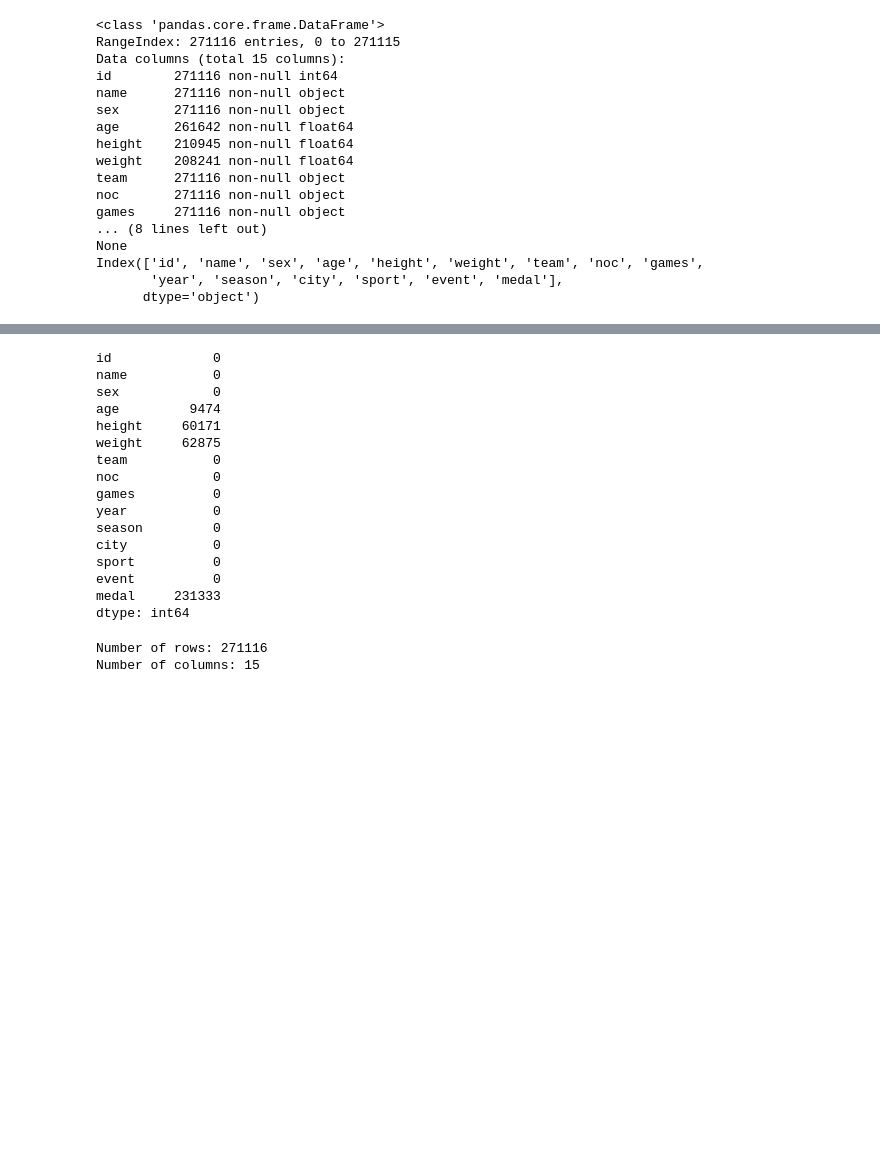
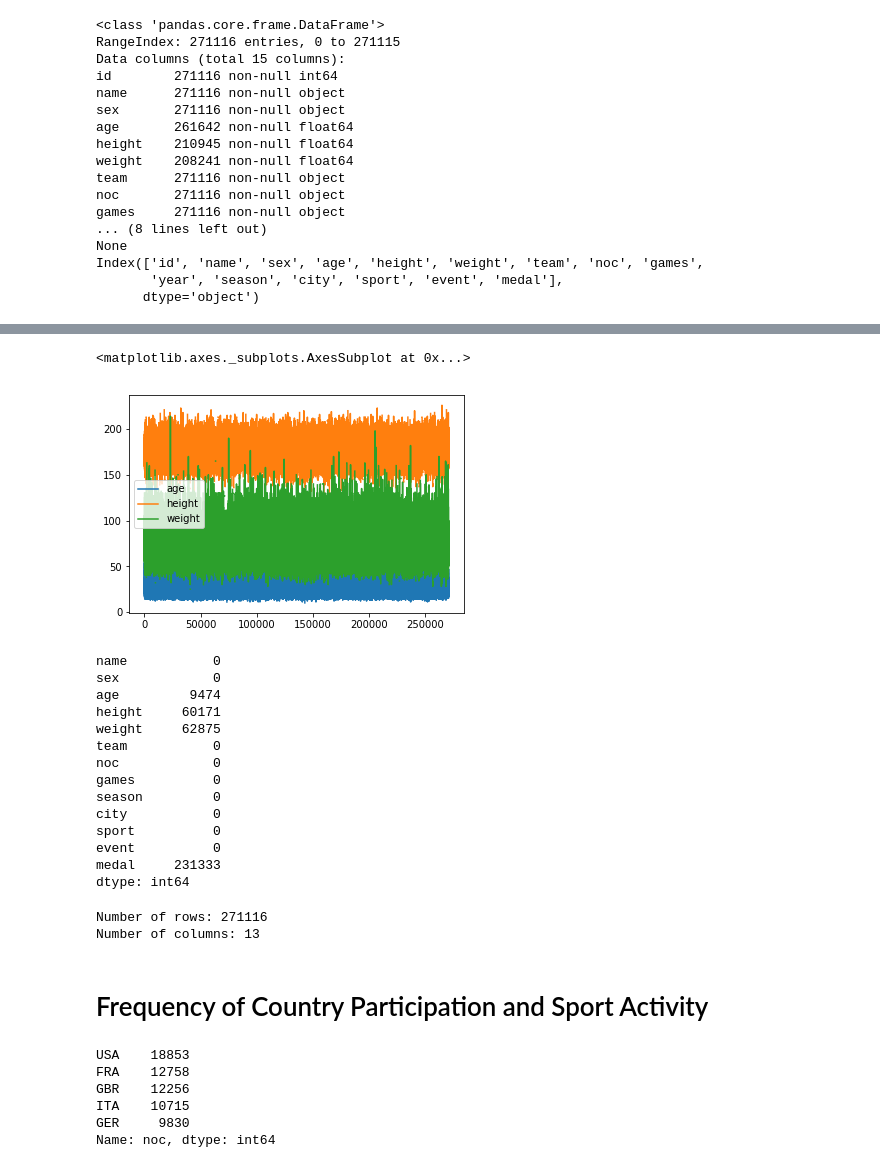
Before and after one commit to pars3c/olympics-analysis, a Jupyter notebook: Olympic Games Analysis.ipynb, the cells around one changed output, grey strips where cells are left out. Drawn from its saved outputs; the diff is of its cells as text; code cells hidden in the pictures; blank space fills up the shorter version.

```diff
--- a/Olympic Games Analysis.ipynb
+++ b/Olympic Games Analysis.ipynb
@@ -99,7 +111,13 @@ Index(['id', 'name', 'sex', 'age', 'height', 'weight', 'team', 'noc', 'games',
+# %%
+%matplotlib inline
+dataset = dataset.drop(columns=['id', 'year'])
+dataset.plot()
+# %% [output]
+<matplotlib.axes._subplots.AxesSubplot at 0x...>
+[figure, added]
 # %%
 dataset.isnull().sum()
 # %% [output]
-id             0
 name           0
 sex            0
 age         9474
@@ -108,7 +126,6 @@ weight     62875
 team           0
 noc            0
 games          0
-year           0
 season         0
 city           0
 sport          0
@@ -120,4 +137,15 @@ print('Number of rows: ' + str(dataset.shape[0]))
 print('Number of columns: ' + str(dataset.shape[1]))
 # %% [output]
 Number of rows: 271116
-Number of columns: 15
+Number of columns: 13
+# %% [markdown]
+<h1> Frequency of Country Participation and Sport Activity </h1>
+# %%
+dataset.noc.value_counts(dropna=False).head()
+# %% [output]
+USA    18853
+FRA    12758
+GBR    12256
+ITA    10715
+GER     9830
+Name: noc, dtype: int64
```
Also changed, not shown: parts of 3 cells of this notebook.
